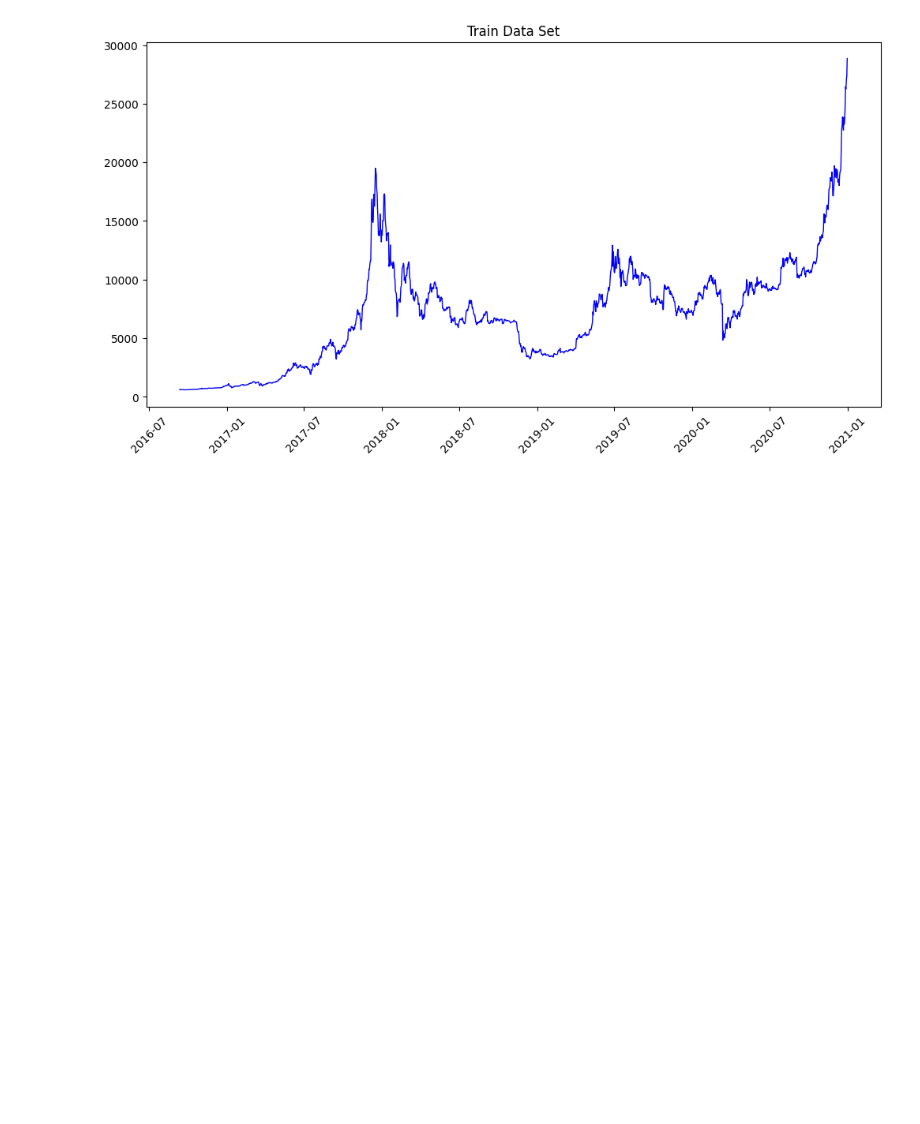
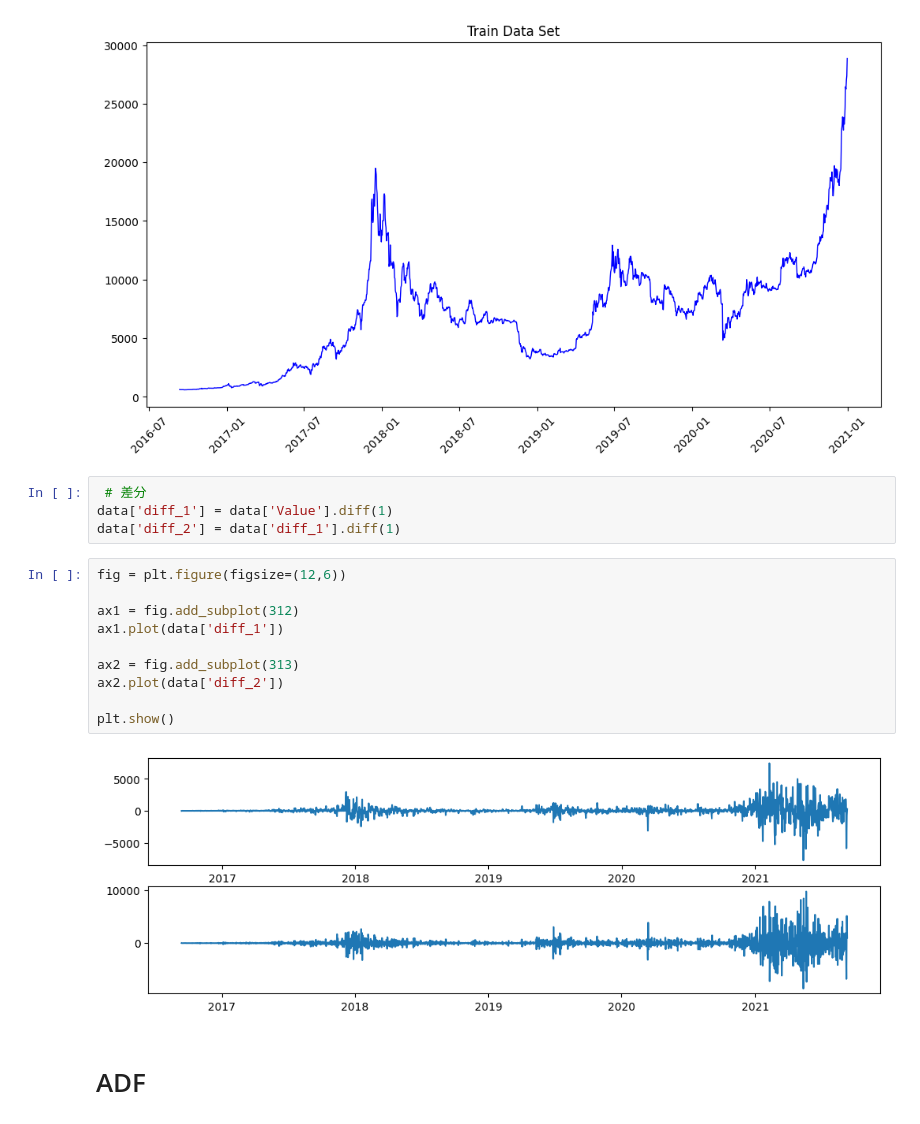
Before and after one commit to AidCheng/MCM-C, a Jupyter notebook: problem_c.ipynb, the cells around one changed output. Drawn from its saved outputs; the diff is of its cells as text; blank space fills up the shorter version.

```diff
--- a/problem_c.ipynb
+++ b/problem_c.ipynb
@@ -84,3 +78,21 @@ plt.xticks(rotation = 45)
 plt.show()
 # %% [output]
 [figure]
+# %%
+ # 差分
+data['diff_1'] = data['Value'].diff(1)
+data['diff_2'] = data['diff_1'].diff(1)
+# %%
+fig = plt.figure(figsize=(12,6))
+
+ax1 = fig.add_subplot(312)
+ax1.plot(data['diff_1'])
+
+ax2 = fig.add_subplot(313)
+ax2.plot(data['diff_2'])
+
+plt.show()
+# %% [output]
+[figure, added]
+# %% [markdown]
+# ADF
```
Also changed, not shown: parts of 20 cells of this notebook.
